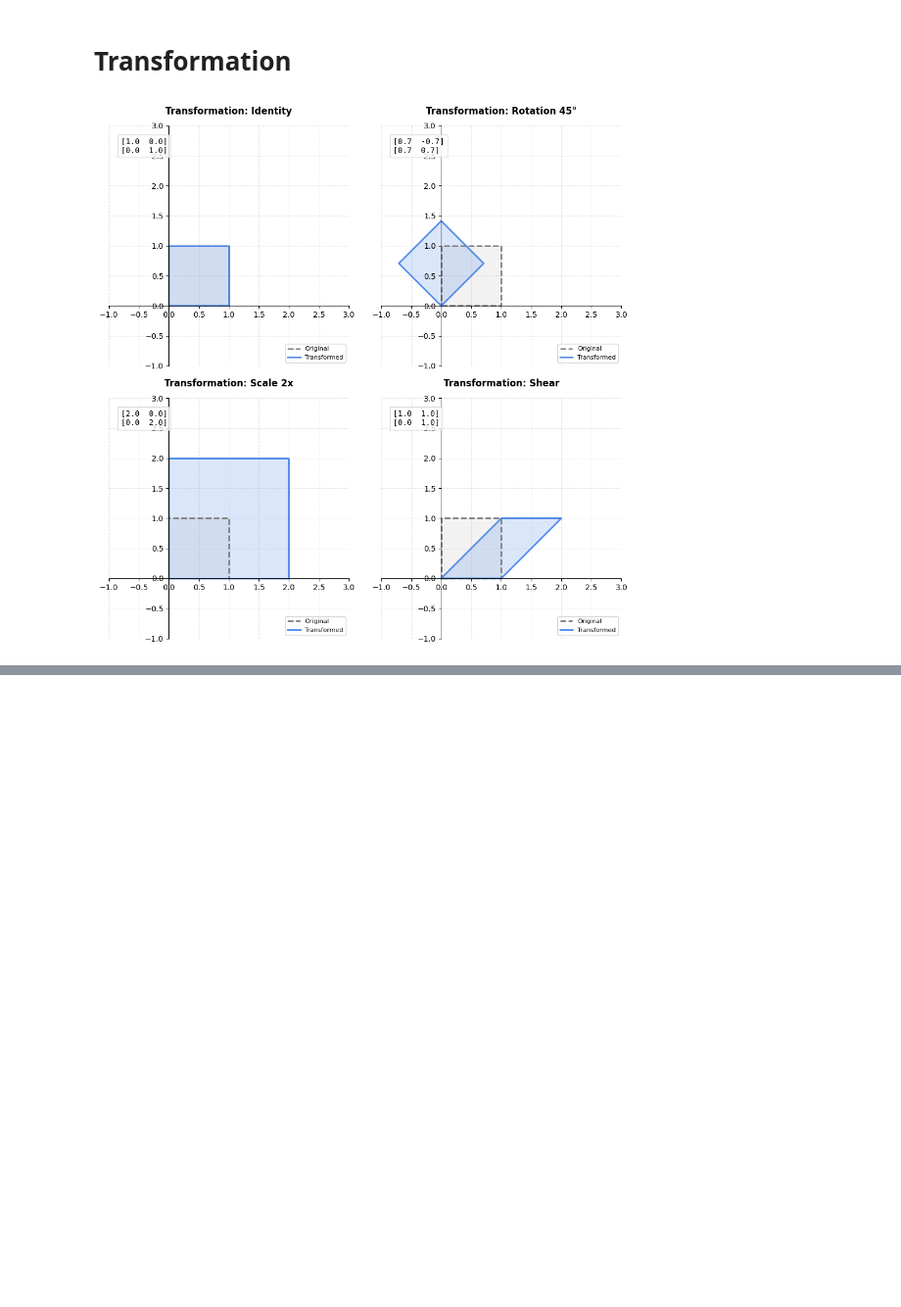
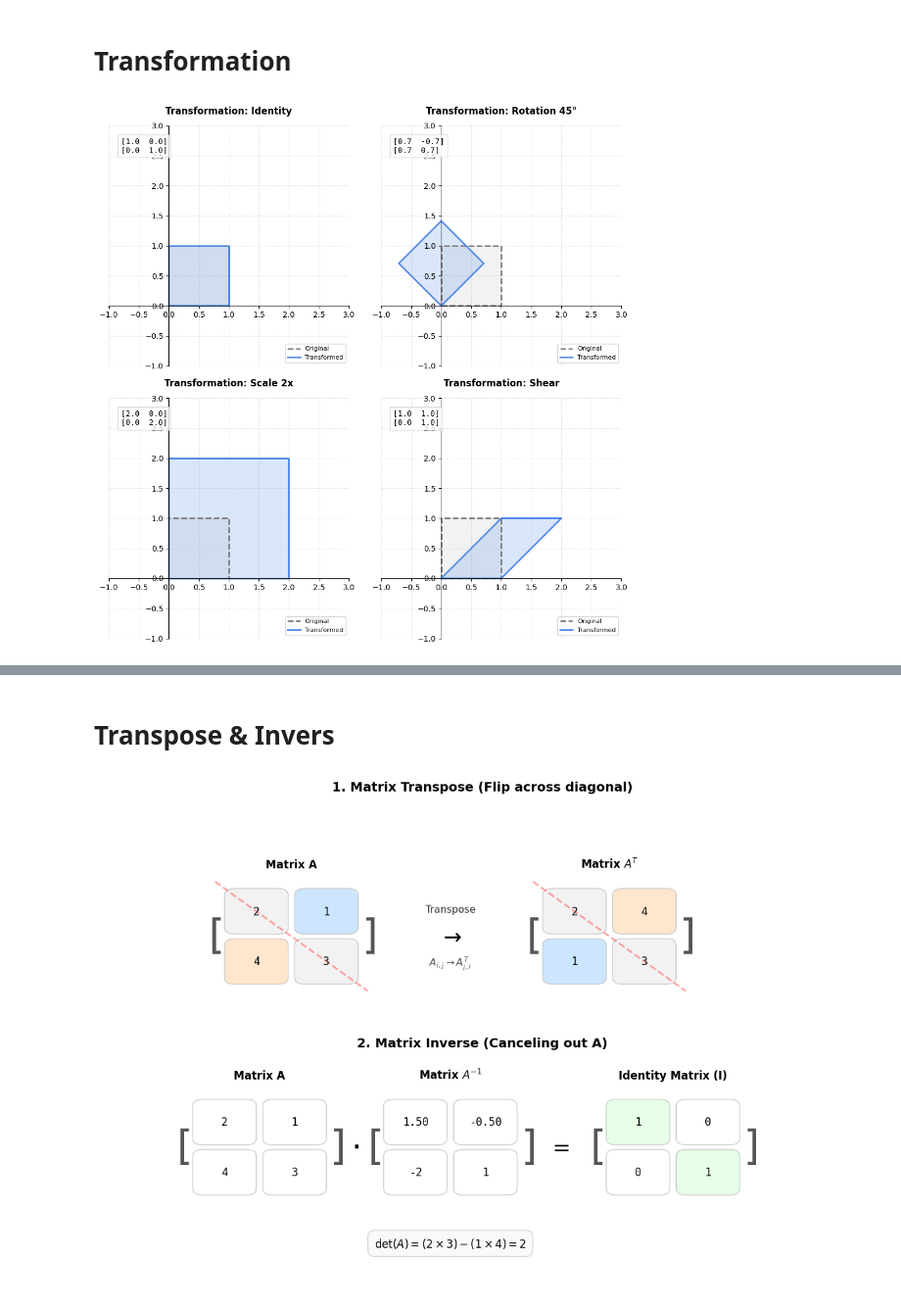
Before and after one commit to iwan-goodfellow/Intelligent-Labs, a Jupyter notebook: Math/2.ipynb, the cells around one changed output, grey strips where cells are left out. Shown at 98% size. Cells and saved outputs as stored; diff of their text form; code cells hidden in the pictures; blank space fills up the shorter version.

Commit message:
add transpose n inverse matrial

```diff
--- a/Math/2.ipynb
+++ b/Math/2.ipynb
@@ -145,0 +156,67 @@ plt.show()
+# %% [markdown]
+# Transpose & Invers
+# %%
+fig, (ax1, ax2) = plt.subplots(2, 1, figsize=(12, 8))
+
+ax1.set_xlim(0, 12)
+ax1.set_ylim(0, 5)
+ax1.axis('off')
+ax1.set_title("1. Matrix Transpose (Flip across diagonal)", fontsize=14, fontweight='bold', pad=10)
+
+def draw_matrix(ax, x0, y0, mat, title, cmap=None):
+    ax.text(x0 + 1, y0 + 2.5, title, ha='center', fontsize=12, fontweight='bold')
+    ax.text(x0 - 0.1, y0 + 1, r"$[$", fontsize=45, ha='right', va='center', color='#555555')
+    ax.text(x0 + 2.1, y0 + 1, r"$]$", fontsize=45, ha='left', va='center', color='#555555')
+
+    for i in range(2):
+        for j in range(2):
+            val = mat[i][j]
+            x = x0 + j * 1.1
+            y = y0 + (1 - i) * 1.1
+            c = cmap.get((i, j), 'white') if cmap else 'white'
+
+            rect = patches.FancyBboxPatch(
+                (x, y), 0.9, 0.9,
+                boxstyle="round,pad=0.05,rounding_size=0.15",
+                linewidth=1, edgecolor='#cccccc', facecolor=c
+            )
+            ax.add_patch(rect)
+
+            val_str = f"{val:g}" if val == int(val) else f"{val:.2f}"
+            ax.text(x + 0.45, y + 0.45, val_str, ha='center', va='center', fontsize=12, fontfamily='monospace')
+
+cmap_A = {(0,0): '#f2f2f2', (1,1): '#f2f2f2', (0,1): '#cce6ff', (1,0): '#ffe6cc'}
+draw_matrix(ax1, 2, 1, [[2, 1], [4, 3]], "Matrix A", cmap_A)
+
+ax1.text(5.5, 2, r"$\rightarrow$", fontsize=24, ha='center', va='center')
+ax1.text(5.5, 2.6, "Transpose", ha='center', va='center', fontsize=11, color='#333333')
+ax1.text(5.5, 1.4, r"$A_{i,j} \rightarrow A^T_{j,i}$", ha='center', va='center', fontsize=11, color='#555555')
+
+cmap_AT = {(0,0): '#f2f2f2', (1,1): '#f2f2f2', (0,1): '#ffe6cc', (1,0): '#cce6ff'}
+draw_matrix(ax1, 7, 1, [[2, 4], [1, 3]], r"Matrix $A^T$", cmap_AT)
+
+ax1.plot([1.8, 4.2], [3.2, 0.8], color='#ff6666', linestyle='--', alpha=0.6, lw=2)
+ax1.plot([6.8, 9.2], [3.2, 0.8], color='#ff6666', linestyle='--', alpha=0.6, lw=2)
+
+
+ax2.set_xlim(0, 12)
+ax2.set_ylim(-1, 4)
+ax2.axis('off')
+ax2.set_title("2. Matrix Inverse (Canceling out A)", fontsize=14, fontweight='bold', pad=10)
+
+draw_matrix(ax2, 1.5, 1, [[2, 1], [4, 3]], "Matrix A")
+ax2.text(4.0, 2, r"$\cdot$", fontsize=35, ha='center', va='center')
+
+draw_matrix(ax2, 4.5, 1, [[1.5, -0.5], [-2.0, 1.0]], r"Matrix $A^{-1}$")
+ax2.text(7.2, 2, r"$=$", fontsize=24, ha='center', va='center')
+
+cmap_I = {(0,0): '#e6ffe6', (1,1): '#e6ffe6'}
+draw_matrix(ax2, 8.0, 1, [[1, 0], [0, 1]], "Identity Matrix (I)", cmap_I)
+
+ax2.text(5.5, -0.2, r"$\det(A) = (2 \times 3) - (1 \times 4) = 2$", ha='center', fontsize=12,
+         bbox=dict(facecolor='#f9f9f9', edgecolor='lightgray', boxstyle='round,pad=0.6'))
+
+plt.tight_layout()
+plt.show()
+# %% [output]
+[figure, added]
```
Also changed, not shown: parts of 7 cells of this notebook.
